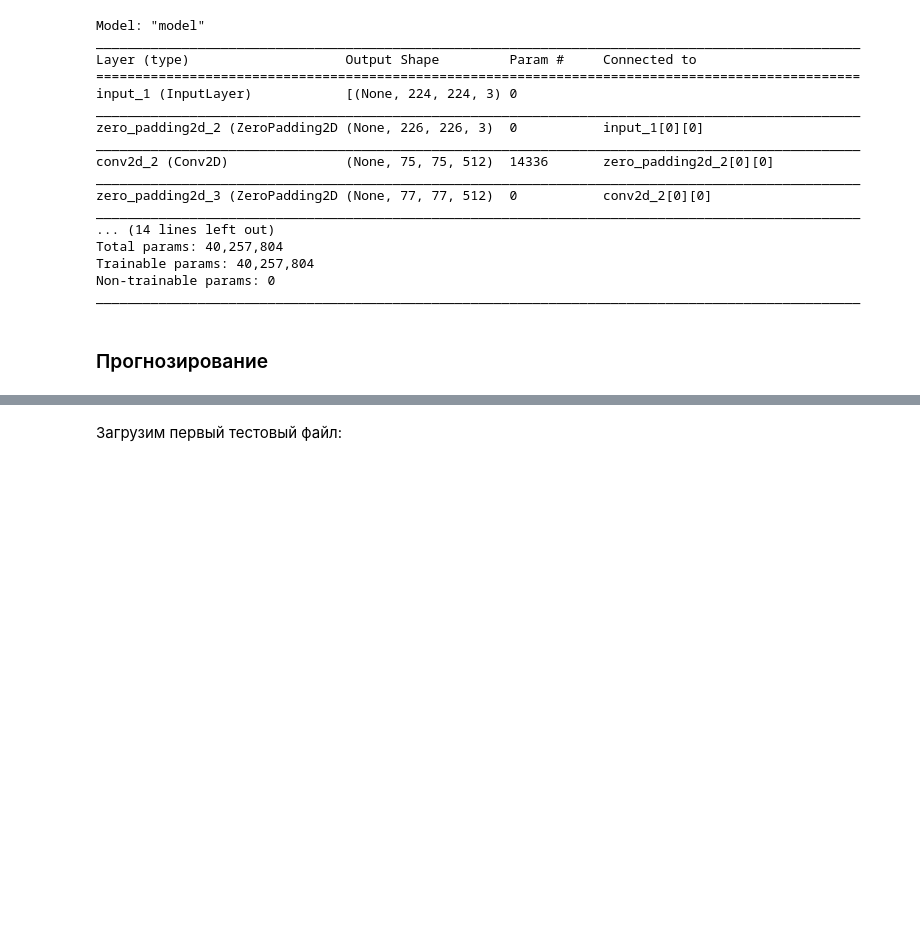
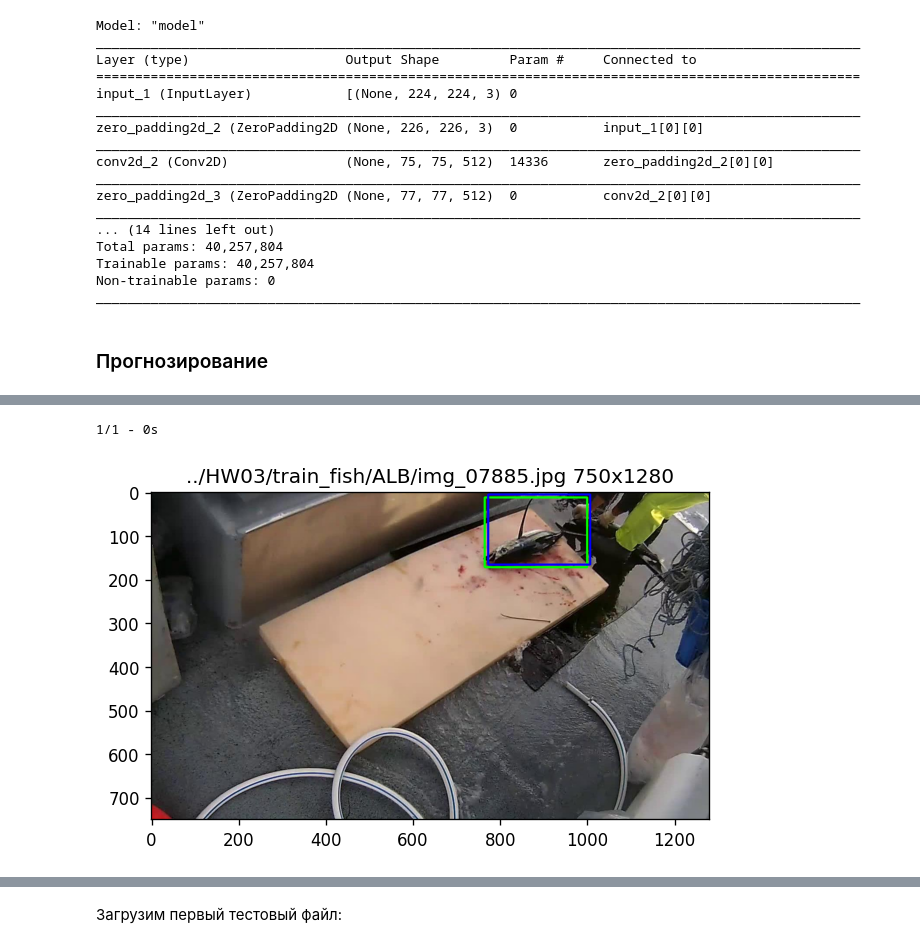
Before and after one commit to Alexapathfinder/Netology, a Jupyter notebook: Computer vision/HW03.ipynb, the cells around one changed output, grey strips where cells are left out. Drawn from its saved outputs; the diff is of its cells as text; code cells hidden in the pictures; blank space fills up the shorter version.

```diff
--- a/Computer vision/HW03.ipynb
+++ b/Computer vision/HW03.ipynb
@@ -537,0 +573,5 @@ ________________________________________________________________________________
+# %%
+check_pred_rectangle(X_train, X_train_id, boxes['alb'][8])
+# %% [output]
+1/1 - 0s
+[figure, added]
```
Also changed, not shown: parts of 16 cells of this notebook, 3 other files.
